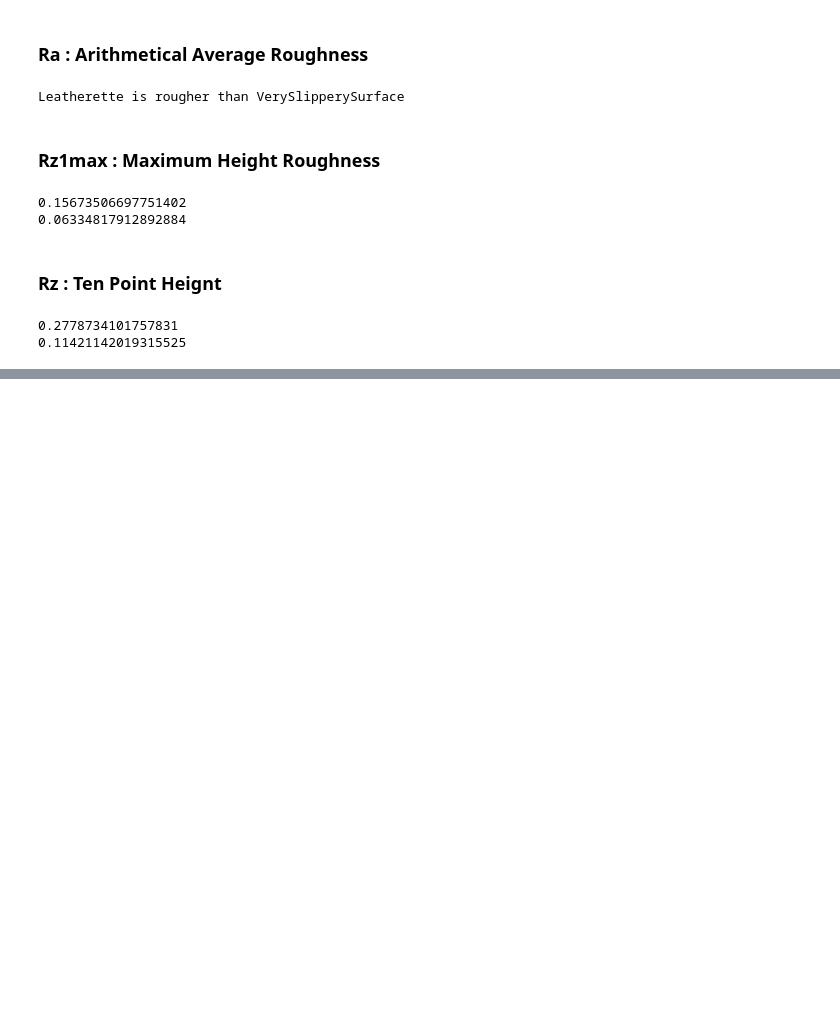
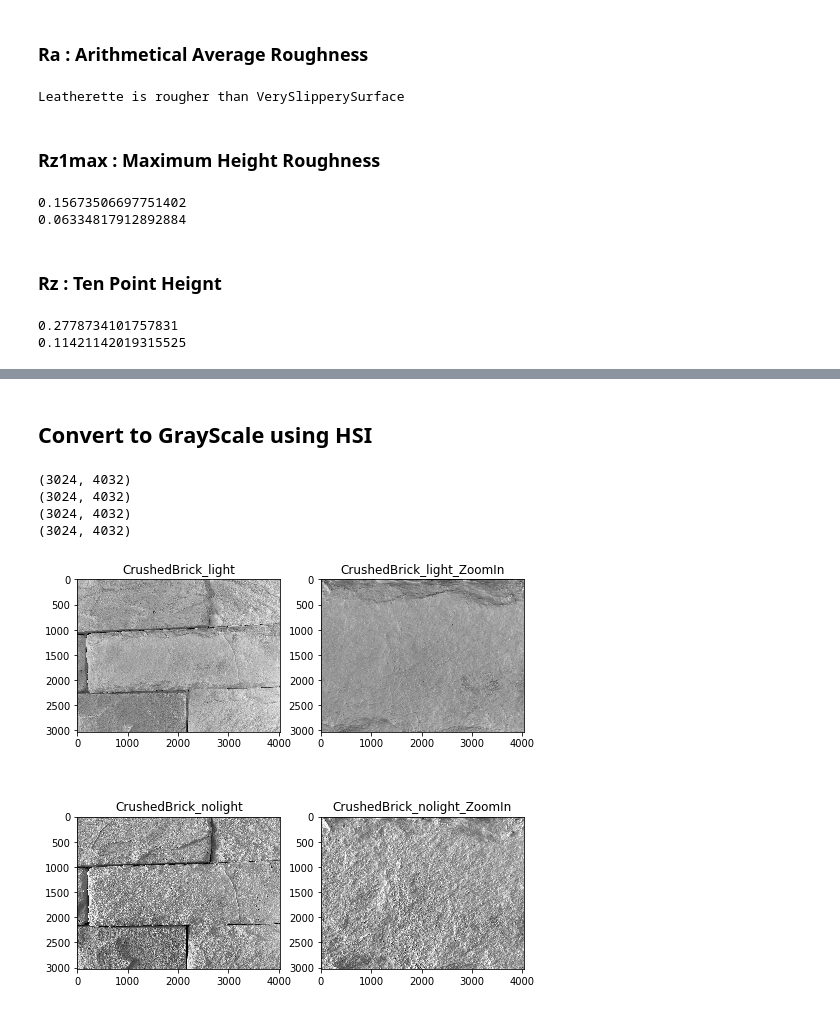
Before and after one commit to Kchanghun/CompareSurfaceRoughness, a Jupyter notebook: CompareSurfaceRoughness.ipynb, the cells around one changed output, grey strips where cells are left out. Drawn from its saved outputs; the diff is of its cells as text; code cells hidden in the pictures; blank space fills up the shorter version.

```diff
--- a/CompareSurfaceRoughness.ipynb
+++ b/CompareSurfaceRoughness.ipynb
@@ -42,6 +42,15 @@ plt.show()
 [figure]
 # %% [markdown]
 ## Convert to GrayScale using HSI
+# %%
+def draw_convert_RGB2GRAY(Img):
+
+    Gray_Img = np.zeros((Img.shape[0],Img.shape[1]))
+    print(Gray_Img.shape)
+    Gray_Img = Img[:,:,0]/3 + Img[:,:,1]/3 + Img[:,:,2]/3
+    Gray_Img = Gray_Img/255
+
+    return Gray_Img
 # %%
 plt.figure(figsize=(8,8))
 
@@ -284,0 +330,32 @@ print(compute_Rz(HPF_VerySlipperySurface))
+# %% [markdown]
+## Convert to GrayScale using HSI
+# %%
+plt.figure(figsize=(8,8))
+
+plt.subplot(2,2,1)
+plt.title('CrushedBrick_light')
+Gray_CrushedBrick_light = draw_convert_RGB2GRAY(CrushedBrick_light_Img)
+plt.imshow(Gray_CrushedBrick_light, cmap='gray', vmin=0, vmax=1, interpolation='none')
+
+plt.subplot(2,2,2)
+plt.title('CrushedBrick_light_ZoomIn')
+Gray_CrushedBrick_light_ZoomIn = draw_convert_RGB2GRAY(CrushedBrick_light_ZoomIn_Img)
+plt.imshow(Gray_CrushedBrick_light_ZoomIn, cmap='gray', vmin=0, vmax=1, interpolation='none')
+
+plt.subplot(2,2,3)
+plt.title('CrushedBrick_nolight')
+Gray_CrushedBrick_nolight = draw_convert_RGB2GRAY(CrushedBrick_nolight_Img)
+plt.imshow(Gray_CrushedBrick_nolight, cmap='gray', vmin=0, vmax=1, interpolation='none')
+
+plt.subplot(2,2,4)
+plt.title('CrushedBrick_nolight_ZoomIn')
+Gray_CrushedBrick_nolight_ZoomIn = draw_convert_RGB2GRAY(CrushedBrick_nolight_ZoomIn_Img)
+plt.imshow(Gray_CrushedBrick_nolight_ZoomIn, cmap='gray', vmin=0, vmax=1, interpolation='none')
+
+plt.show()
+# %% [output]
+(3024, 4032)
+(3024, 4032)
+(3024, 4032)
+(3024, 4032)
+[figure, added]
```
Also changed, not shown: parts of 10 cells of this notebook, 4 other files.
